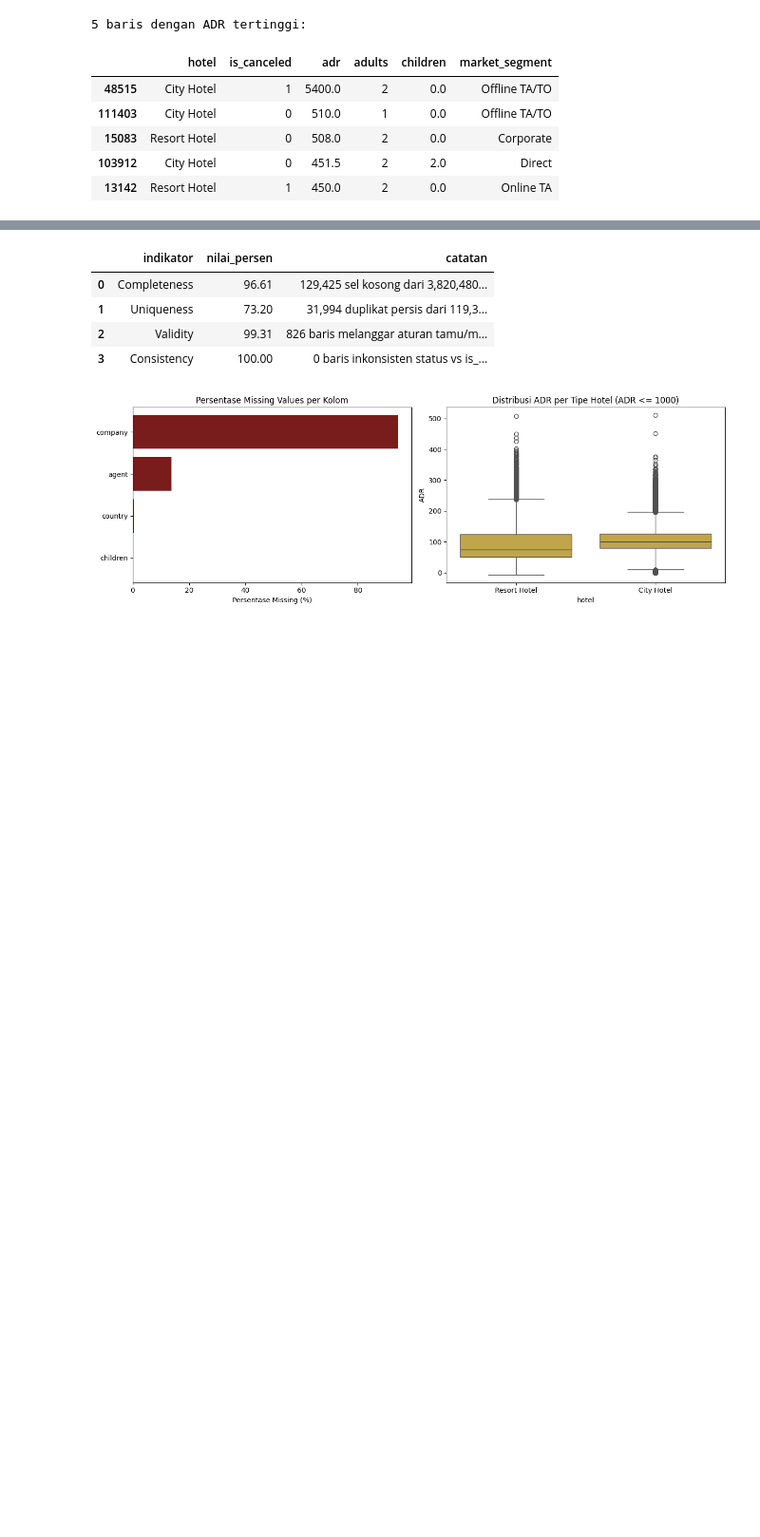
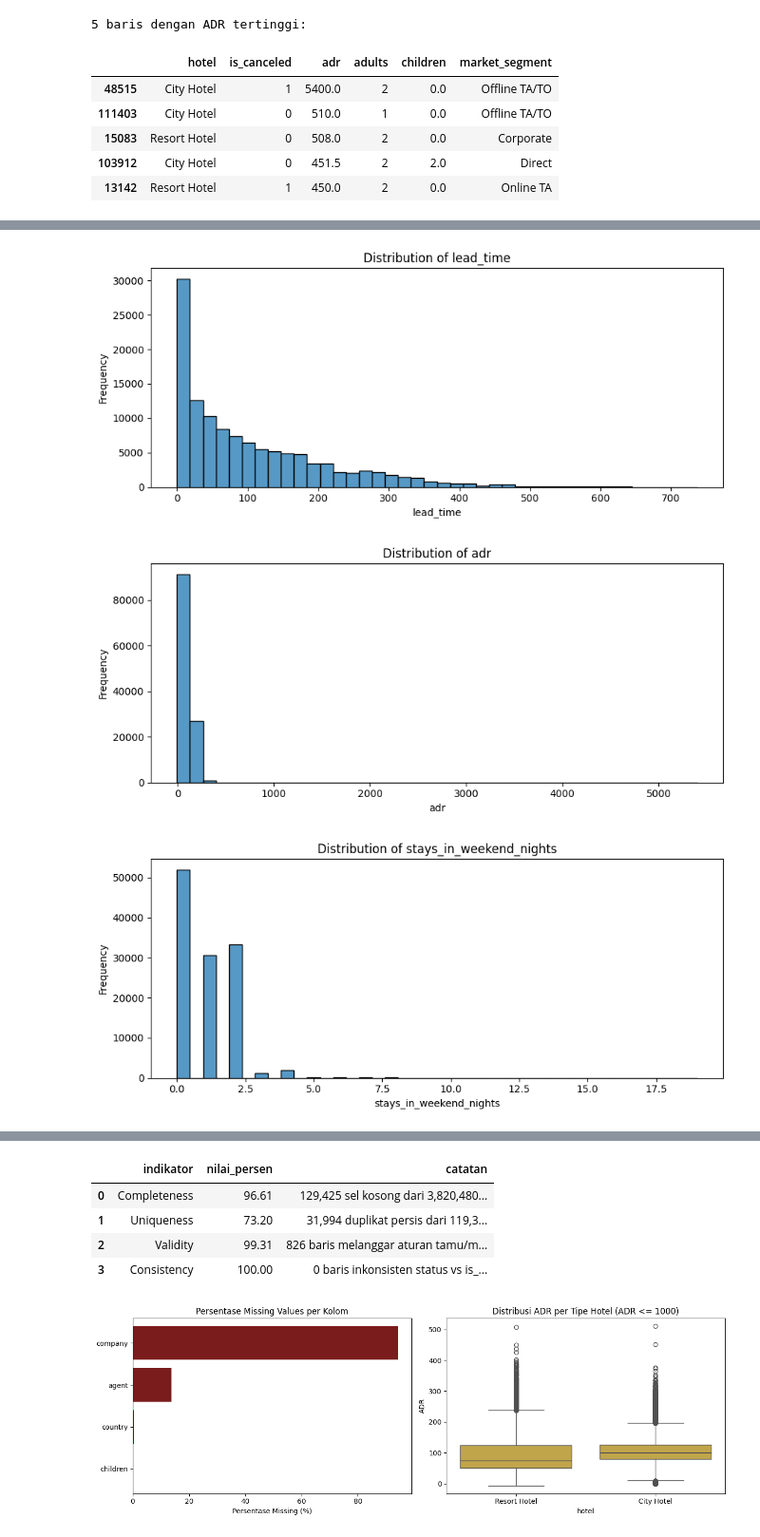
Before and after one commit to aulnr43/final_peoject_tsdw, a Jupyter notebook: notebooks/02_quality_assessment.ipynb, the cells around one changed output, grey strips where cells are left out. Shown at 95% size. Cells and saved outputs as stored; diff of their text form; code cells hidden in the pictures; blank space fills up the shorter version.

```diff
--- a/notebooks/02_quality_assessment.ipynb
+++ b/notebooks/02_quality_assessment.ipynb
@@ -469,0 +506,28 @@ display(
+# %%
+# Histogram untuk setiap variabel outlier
+for col in num_cols:
+    plt.figure(figsize=(9, 4))
+
+    sns.histplot(
+        data=hotels,
+        x=col,
+        bins=40
+    )
+
+    plt.title(f"Distribution of {col}")
+    plt.xlabel(col)
+    plt.ylabel("Frequency")
+    plt.tight_layout()
+
+    plt.savefig(
+        figures_dir / f"distribution_{col}.png",
+        dpi=150,
+        bbox_inches="tight"
+    )
+
+    plt.show()
+    plt.close()
+# %% [output]
+[figure, added]
+[figure, added]
+[figure, added]
```
Also changed, not shown: parts of 6 cells of this notebook.
